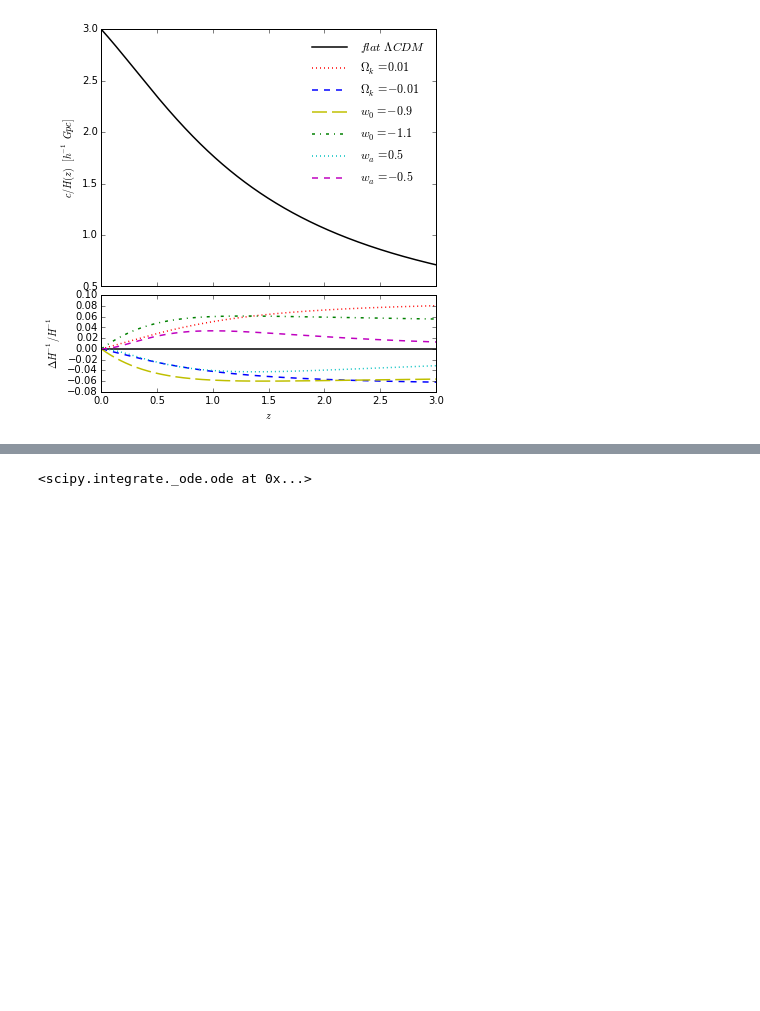
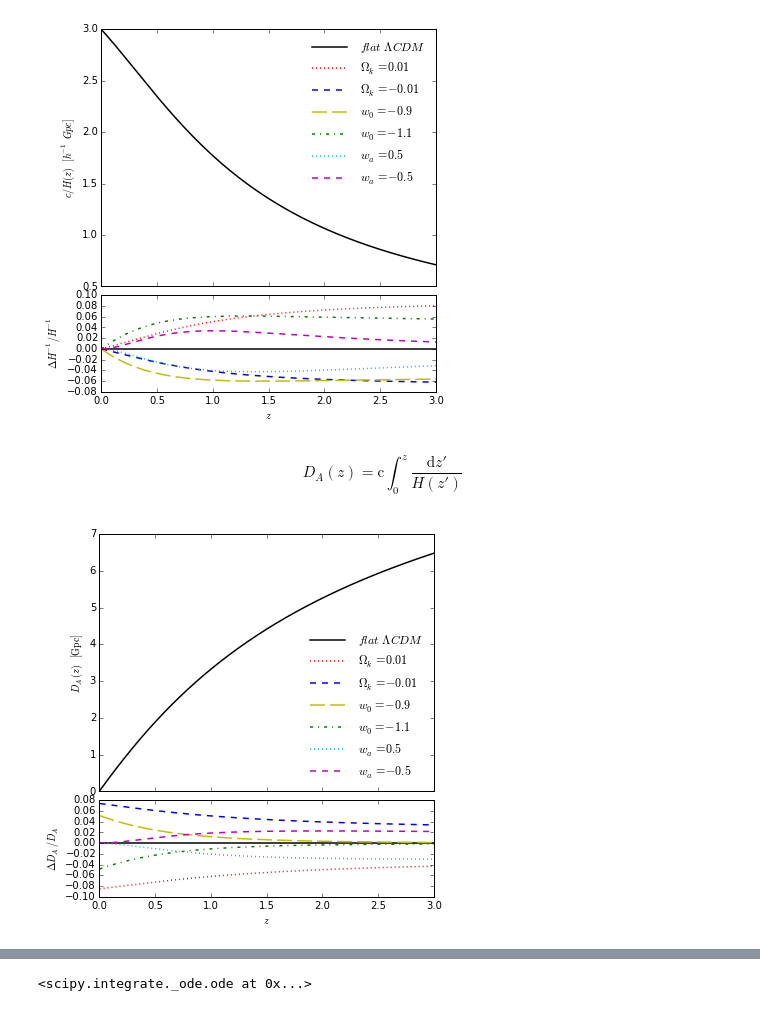
Before and after one commit to kgage/deltaplots, a Jupyter notebook: AstroPlots.ipynb, the cells around one changed output, grey strips where cells are left out. Saved outputs shown, nothing was run; the diff lists cells and outputs as text; code cells hidden in the pictures; blank space fills up the shorter version.

```diff
--- a/AstroPlots.ipynb
+++ b/AstroPlots.ipynb
@@ -120,3 +128,15 @@ plot_comp(Z, (const.c / cosmo1.H(Z)).to(u.Gpc) * cosmo1.h, '$c / H (z)$  $[h^{-1
           comp6=((const.c / cosmo15.H(Z)).to(u.Gpc) * cosmo15.h, '$w_a=-0.5$'))
 # %% [output]
 [figure]
+# %% [markdown]
+$$D_A(z) = \mathrm c \int_0^z \frac{\mathrm d z'}{H(z')}$$
+# %%
+plot_comp(Z[1:], cosmo1.comoving_distance(Z[1:]).to('Gpc'), r'$D_A (z) \; [\mathrm{Gpc}]$', '$\Delta D_A/D_A$',
+          comp1=(cosmopos.comoving_distance(Z[1:]).to('Gpc'), '$\Omega_k=0.01$'),
+          comp2=(cosmoneg.comoving_distance(Z[1:]).to('Gpc'), '$\Omega_k=-0.01$'),
+          comp3=(cosmo9.comoving_distance(Z[1:]).to('Gpc'), '$w_0=-0.9$'),
+          comp4=(cosmo11.comoving_distance(Z[1:]).to('Gpc'), '$w_0=-1.1$'),
+          comp5=(cosmo5.comoving_distance(Z[1:]).to('Gpc'), '$w_a=0.5$'),
+          comp6=(cosmo15.comoving_distance(Z[1:]).to('Gpc'), '$w_a=-0.5$'))
+# %% [output]
+[figure, added]
```
Also changed, not shown: parts of 33 cells of this notebook.
